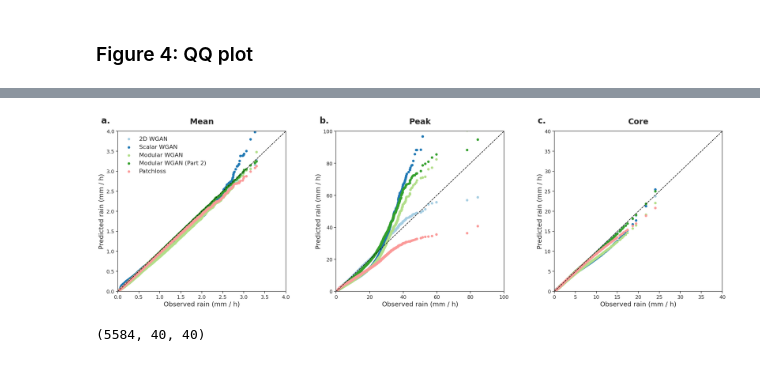
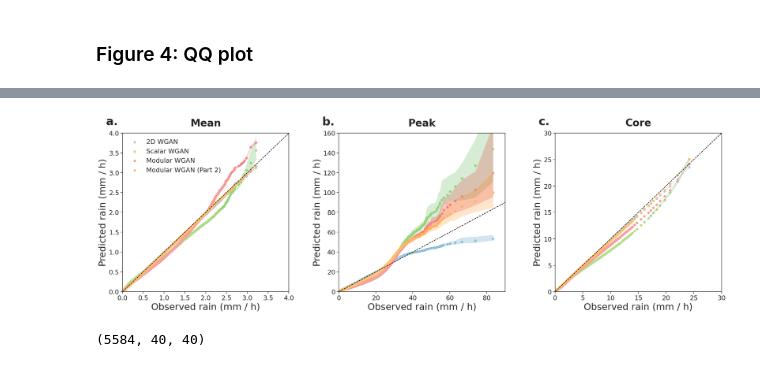
Before and after one commit to vosps/tropical_cyclone, a Jupyter notebook: tracking/4_qq.ipynb, the cells around one changed output, grey strips where cells are left out. Drawn from its saved outputs; the diff is of its cells as text; code cells hidden in the pictures.

```diff
--- a/tracking/4_qq.ipynb
+++ b/tracking/4_qq.ipynb
@@ -311,9 +311,11 @@ cmip6 = np.concatenate((miroc6_hist_rain,
 # %%
 percentiles = np.arange(0,100,0.01)
 # %%
-real,inputs,pred,meta = load_tc_data(set='validation',results='ke_tracks')
+real,inputs,pred,meta = load_tc_data(set='test',results='ke_tracks')
+print(pred.shape)
 scalar_wgan_mean_p,scalar_wgan_mean_min,scalar_wgan_mean_max = calc_ensemble_percentile(pred,'Mean',percentiles)
 scalar_wgan_peak_p,scalar_wgan_peak_min,scalar_wgan_peak_max = calc_ensemble_percentile(pred,'Peak',percentiles)
 scalar_wgan_core_p,scalar_wgan_core_min,scalar_wgan_core_max = calc_ensemble_percentile(pred,'Core',percentiles)
 del pred
+del inputs
 # %% [output]
@@ -323,8 +326,12 @@ del pred
 # %%
-meta_og = pd.read_csv('/user/work/al18709/tc_data_mswep_40/valid_meta.csv')
-real_2,inputs_2,pred_2,meta_2,inputs_og,pred_og,meta_og = load_tc_data(set='validation',results='kh_tracks')
+meta_og = pd.read_csv('/user/work/al18709/tc_data_mswep_40/test_meta.csv')
+# real_2,inputs_2,pred_2,meta_2,inputs_og,pred_og,meta_og = load_tc_data(set='test',results='kh_tracks')
+real_og,_,_,_,_,_,pred_og,meta_og = load_tc_data(set='test',results='test')
 wgan_mean_p,wgan_mean_min,wgan_mean_max = calc_ensemble_percentile(pred_og,'Mean',percentiles)
 wgan_peak_p,wgan_peak_min,wgan_peak_max = calc_ensemble_percentile(pred_og,'Peak',percentiles)
 wgan_core_p,wgan_core_min,wgan_core_max = calc_ensemble_percentile(pred_og,'Core',percentiles)
 del pred_og
+# del inputs_2
+del inputs_og
+# del pred_2
 # %% [output]
@@ -334,6 +341,6 @@ del pred_og
 # %%
-modular_pred_2 = np.load('/user/home/al18709/work/gan_predictions_20/modular_part2_lowres_predictions_validation_pred-opt_scalar_test_run_1_pred-opt_modular_part2_raw.npy')
-meta_valid = pd.read_csv('/user/work/al18709/tc_data_flipped/valid_meta.csv')
+modular_pred_2 = np.load('/user/home/al18709/work/gan_predictions_20/modular_part2_lowres_predictions_test_pred-opt_scalar_test_run_1_pred-opt_modular_part2_raw.npy')
+meta_valid = pd.read_csv('/user/work/al18709/tc_data_flipped/test_meta.csv')
 modular_mean,modular_mean_min,modular_mean_max = calc_ensemble_percentile(modular_pred_2,'Mean',percentiles)
 modular_peak,modular_peak_min,modular_peak_max = calc_ensemble_percentile(modular_pred_2,'Peak',percentiles)
 modular_core,modular_core_min,modular_core_max = calc_ensemble_percentile(modular_pred_2,'Core',percentiles)
@@ -355,9 +362,9 @@ del patchloss_pred
 # %%
 model = ''
 # set mode
-mode = 'validation'
+mode = 'test'
 
-pred_mraw = np.load('/user/home/al18709/work/gan_predictions_20/validation_pred-opt_modular_part2_raw.npy')
+pred_mraw = np.load('/user/home/al18709/work/gan_predictions_20/test_pred-opt_modular_part2_raw.npy')
 mraw_mean,mraw_mean_min,mraw_mean_max = calc_ensemble_percentile(pred_mraw,'Mean',percentiles)
 mraw_peak,mraw_peak_min,mraw_peak_max = calc_ensemble_percentile(pred_mraw,'Peak',percentiles)
 mraw_core,mraw_core_min,mraw_core_max = calc_ensemble_percentile(pred_mraw,'Core',percentiles)
@@ -425,80 +432,102 @@ fig, axes = plt.subplots(1, 3, figsize=(30, 8), sharey=False)
 # ax3 = plot_qq(axes[2],'Core',pred,pred_2,pred_og,real)
 
 ax1 = axes[0].scatter(real_mean_p/3,wgan_mean_p/3)
-axes[0].scatter(real_mean_p/3,scalar_wgan_mean_p/3)
-axes[0].scatter(real_mean_p/3,modular_mean/3)
-axes[0].scatter(real_mean_p/3,mraw_mean/3)
-axes[0].scatter(real_mean_p/3,patchloss_mean/3)
+ax12 = axes[0].fill_between(real_mean_p/3, wgan_mean_min/3, wgan_mean_max/3,alpha=0.2)
+a1 = axes[0].scatter(real_mean_p/3,scalar_wgan_mean_p/3)
+a2 = axes[0].fill_between(real_mean_p/3, scalar_wgan_mean_min/3, scalar_wgan_mean_max/3,alpha=0.2)
+b1 = axes[0].scatter(real_mean_p/3,modular_mean/3)
+b2 = axes[0].fill_between(real_mean_p/3, modular_mean_min/3, modular_mean_max/3,alpha=0.2)
+c1 = axes[0].scatter(real_mean_p/3,mraw_mean/3)
+c2 = axes[0].fill_between(real_mean_p/3, mraw_mean_min/3, mraw_mean_max/3,alpha=0.2)
+
+# d1 =axes[0].scatter(real_mean_p/3,patchloss_mean/3)
+# d2 =axes[0].fill_between(real_mean_p/3, patchloss_mean_min/3, patchloss_mean_max/3,alpha=0.2)
+
 # axes[0].scatter(real_mean_p/3,mweight_mean/3)
 # axes[0].scatter(real_mean_p/3,cmip_mean_p/6)
 # axes[0].scatter(real_mean_p/3,hrmip_mean_p/6)
 
 ax2 = axes[1].scatter(real_peak_p/3,wgan_peak_p/3)
+axes[1].fill_between(real_peak_p/3, wgan_peak_min/3, wgan_peak_max/3,alpha=0.2)
 axes[1].scatter(real_peak_p/3,scalar_wgan_peak_p/3)
+axes[1].fill_between(real_peak_p/3, scalar_wgan_peak_min/3, scalar_wgan_peak_max/3,alpha=0.2)
 axes[1].scatter(real_peak_p/3,modular_peak/3)
+axes[1].fill_between(real_peak_p/3, modular_peak_min/3, modular_peak_max/3,alpha=0.2)
 axes[1].scatter(real_peak_p/3,mraw_peak/3)
-axes[1].scatter(real_peak_p/3,patchloss_peak/3)
+axes[1].fill_between(real_peak_p/3, mraw_peak_min/3, mraw_peak_max/3,alpha=0.2)
+# axes[1].scatter(real_peak_p/3,patchloss_peak/3)
+# axes[1].fill_between(real_peak_p/3, patchloss_peak_min/3, patchloss_peak_max/3,alpha=0.2)
+
 # axes[1].scatter(real_peak_p/3,mweight_peak/3)
 # axes[1].scatter(real_peak_p/3,cmip_peak_p/6)
 # axes[1].scatter(real_peak_p/3,hrmip_peak_p/6)
 
 ax3 = axes[2].scatter(real_core_p/3,wgan_core_p/3)
+axes[2].fill_between(real_core_p/3, wgan_core_min/3, wgan_core_max/3,alpha=0.2)
 axes[2].scatter(real_core_p/3,scalar_wgan_core_p/3)
+axes[2].fill_between(real_core_p/3, scalar_wgan_core_min/3, scalar_wgan_core_max/3,alpha=0.2)
 axes[2].scatter(real_core_p/3,modular_core/3)
+axes[2].fill_between(real_core_p/3, modular_core_min/3, modular_core_max/3,alpha=0.2)
 axes[2].scatter(real_core_p/3,mraw_core/3)
-axes[2].scatter(real_core_p/3,patchloss_core/3)
+axes[2].fill_between(real_core_p/3, mraw_core_min/3, mraw_core_max/3,alpha=0.2)
+# axes[2].scatter(real_core_p/3,patchloss_core/3)
+# axes[2].fill_between(real_core_p/3, patchloss_core_min/3, patchloss_core_max/3,alpha=0.2)
 # axes[2].scatter(real_core_p/3,mweight_core/3)
 # axes[2].scatter(real_core_p/6,cmip_core_p/6)
 # axes[2].scatter(real_core_p/6,hrmip_core_p/6)
 
 x_y = np.arange(0,1500,1)
 axes[0].plot(x_y,x_y,'--',color='black')
 axes[1].plot(x_y,x_y,'--',color='black')
 axes[2].plot(x_y,x_y,'--',color='black')
 
 # axes[0].legend(['2D WGAN','Scalar WGAN','Modular WGAN', 'Modular WGAN (raw)','Modular weighted','CMIP6','HighResMIP'],frameon=False,fontsize=16)
 # axes[0].legend(['2D WGAN','Scalar WGAN','Modular WGAN', 'Modular WGAN (raw)','CMIP6','HighResMIP'],frameon=False,fontsize=16)
-axes[0].legend(['2D WGAN','Scalar WGAN','Modular WGAN', 'Modular WGAN (Part 2)', 'Patchloss'],frameon=False,fontsize=16)
+# axes[0].legend(['2D WGAN','Scalar WGAN','Modular WGAN', 'Modular WGAN (Part 2)', 'Patchloss'],frameon=False,fontsize=16)
+# axes[0].legend(['2D WGAN','Scalar WGAN','Modular WGAN', 'Modular WGAN (Part 2)'],frameon=False,fontsize=24)
+
+axes[0].legend([ax1,a1,b1,c1],['2D WGAN','Scalar WGAN','Modular WGAN', 'Modular WGAN (Part 2)'],frameon=False,fontsize=18)
+
 # ax.fill_between(real_p, dsrnngan_min, dsrnngan_max,color='#729ea1',alpha=0.2)
 # ax.fill_between(real_p, pred2_min, pred2_max,color='Green',alpha=0.2)
 # ax.fill_between(real_p, predog_min, predog_max,color='Pink',alpha=0.2)
-axes[0].set_xlabel('Observed rain (mm / h)',fontsize=18)
-axes[0].set_ylabel('Predicted rain (mm / h)',fontsize=18)
-axes[0].set_title('Mean',fontsize=22,fontweight='bold',pad=20)
-axes[0].tick_params(axis='both', which='major', labelsize=14)
+axes[0].set_xlabel('Observed rain (mm / h)',fontsize=26)
+axes[0].set_ylabel('Predicted rain (mm / h)',fontsize=26)
+axes[0].set_title('Mean',fontsize=28,fontweight='bold',pad=20)
+axes[0].tick_params(axis='both', which='major', labelsize=18)
 
-axes[1].set_xlabel('Observed rain (mm / h)',fontsize=18)
-axes[1].set_ylabel('Predicted rain (mm / h)',fontsize=18)
-axes[1].set_title('Peak',fontsize=22,fontweight='bold',pad=20)
-axes[1].tick_params(axis='both', which='major', labelsize=14)
+axes[1].set_xlabel('Observed rain (mm / h)',fontsize=26)
+axes[1].set_ylabel('Predicted rain (mm / h)',fontsize=26)
+axes[1].set_title('Peak',fontsize=28,fontweight='bold',pad=20)
+axes[1].tick_params(axis='both', which='major', labelsize=18)
 
-axes[2].set_xlabel('Observed rain (mm / h)',fontsize=18)
-axes[2].set_ylabel('Predicted rain (mm / h)',fontsize=18)
-axes[2].set_title('Core',fontsize=22,fontweight='bold',pad=20)
-axes[2].tick_params(axis='both', which='major', labelsize=14)
+axes[2].set_xlabel('Observed rain (mm / h)',fontsize=26)
+axes[2].set_ylabel('Predicted rain (mm / h)',fontsize=26)
+axes[2].set_title('Core',fontsize=28,fontweight='bold',pad=20)
+axes[2].tick_params(axis='both', which='major', labelsize=18)
 
 
 axes[0].set_ylim([0,4])
 axes[0].set_xlim([0,4])
-axes[1].set_ylim([0,100])
-axes[1].set_xlim([0,100])
-axes[2].set_ylim([0,40])
-axes[2].set_xlim([0,40])
-axes[2].set_xticks([0,5,10,15,20,25,30,35,40])
+axes[1].set_ylim([0,160])
+axes[1].set_xlim([0,90])
+axes[2].set_ylim([0,30])
+axes[2].set_xlim([0,30])
+axes[2].set_xticks([0,5,10,15,20,25,30])
 
 
-axes[0].text(-0.1, 1.05, 'a.', transform=axes[0].transAxes, size=24, weight='bold')
-axes[1].text(-0.1, 1.05, 'b.', transform=axes[1].transAxes, size=24, weight='bold')
-axes[2].text(-0.1, 1.05, 'c.', transform=axes[2].transAxes, size=24, weight='bold')
+axes[0].text(-0.1, 1.05, 'a.', transform=axes[0].transAxes, size=32, weight='bold')
+axes[1].text(-0.1, 1.05, 'b.', transform=axes[1].transAxes, size=32, weight='bold')
+axes[2].text(-0.1, 1.05, 'c.', transform=axes[2].transAxes, size=32, weight='bold')
 
 
 plt.subplots_adjust(left=None, bottom=None, right=None, top=None, wspace=0.3, hspace=0.35)
-plt.savefig('qq_plot_Total_test_new_final_8.png',bbox_inches='tight',dpi=600)
+plt.savefig('qq_plot_Total_test_new_final_10.png',bbox_inches='tight',dpi=600)
 
 # TODO: checkpoint 25 was the best so far!
 plt.show()
 # %% [output]
-[figure, old version]
+[figure, new version]
 # %%
 # real,inputs,pred,meta = load_tc_data(set='validation',results='ke_tracks')
 
```
Also changed, not shown: parts of 10 cells of this notebook, 15 other files.
